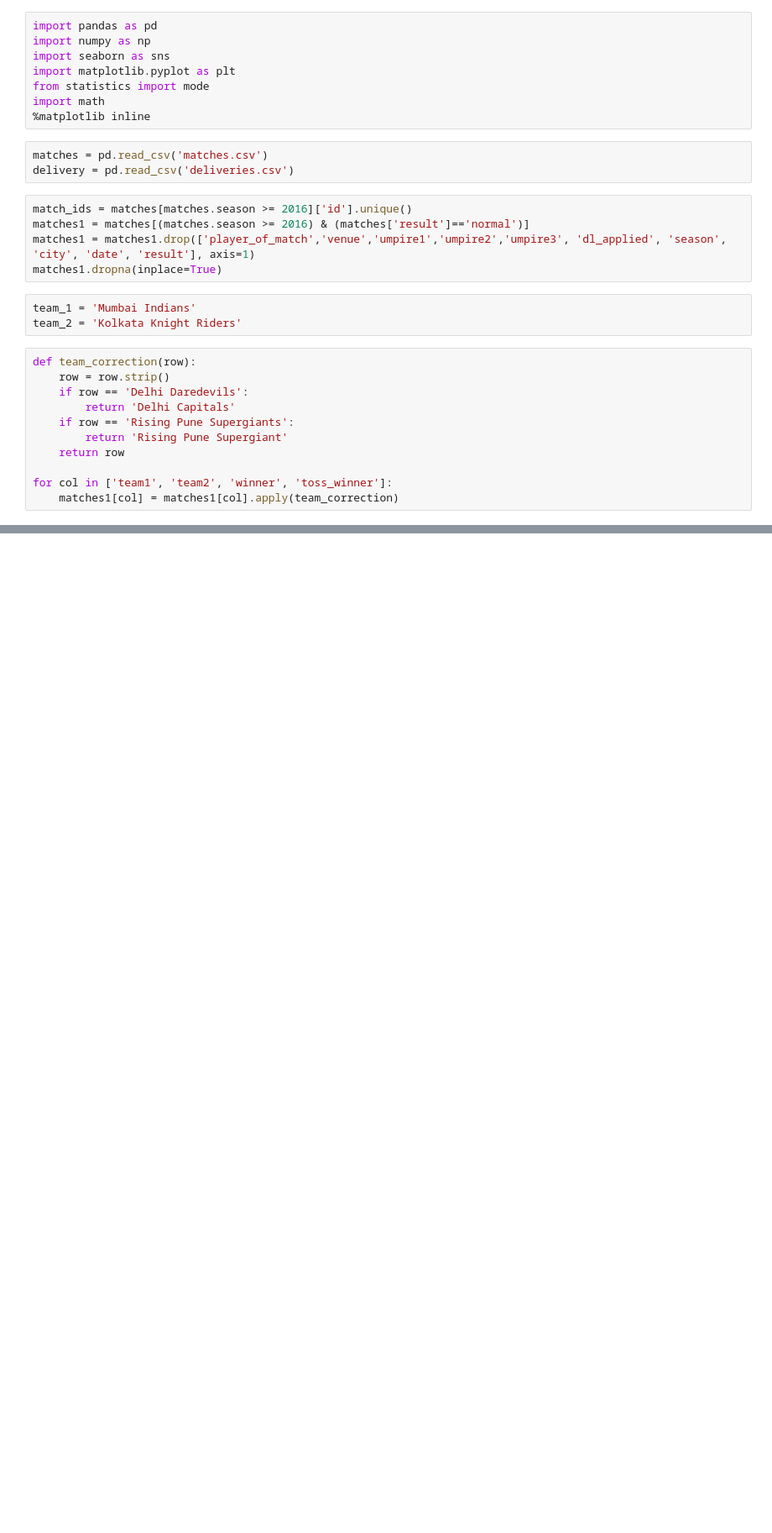
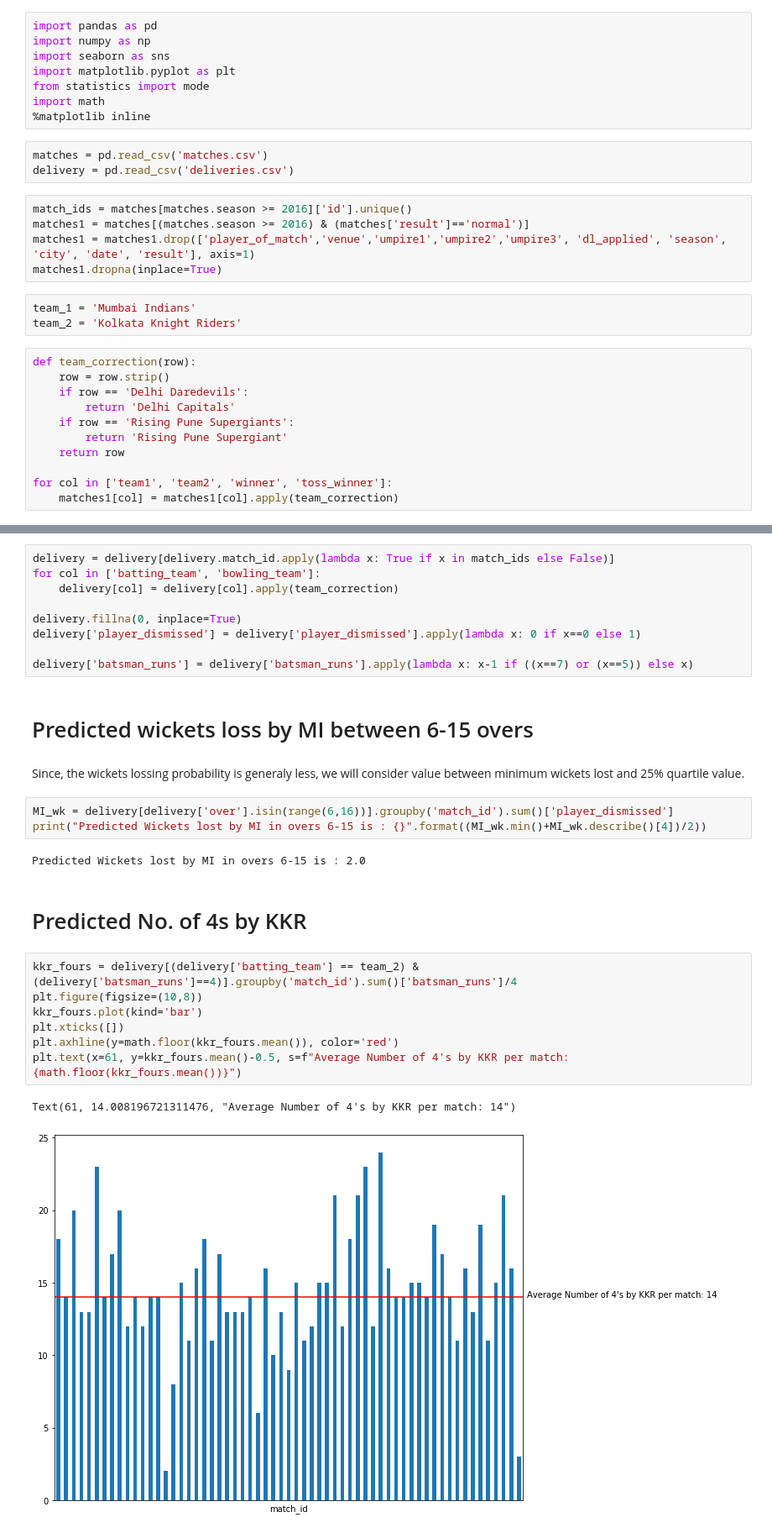
Before and after one commit to bhaskar-29/Widhya, a Jupyter notebook: 16 Oct.ipynb, the cells around one changed output, grey strips where cells are left out. Shown: that part at 84% size. Cells and saved outputs as stored; diff of their text form; blank space fills up the shorter version.

```diff
--- a/16 Oct.ipynb
+++ b/16 Oct.ipynb
@@ -43,0 +41,30 @@ matches1[(matches1['team1'].isin([team_1, team_2])) & (matches1['team2'].isin([t
+# %%
+delivery = delivery[delivery.match_id.apply(lambda x: True if x in match_ids else False)]
+for col in ['batting_team', 'bowling_team']:
+    delivery[col] = delivery[col].apply(team_correction)
+
+delivery.fillna(0, inplace=True)
+delivery['player_dismissed'] = delivery['player_dismissed'].apply(lambda x: 0 if x==0 else 1)
+
+delivery['batsman_runs'] = delivery['batsman_runs'].apply(lambda x: x-1 if ((x==7) or (x==5)) else x)
+# %% [markdown]
+# Predicted wickets loss by MI between 6-15 overs
+# %% [markdown]
+Since, the wickets lossing probability is generaly less, we will consider value between minimum wickets lost and 25% quartile value.
+# %%
+MI_wk = delivery[delivery['over'].isin(range(6,16))].groupby('match_id').sum()['player_dismissed']
+print("Predicted Wickets lost by MI in overs 6-15 is : {}".format((MI_wk.min()+MI_wk.describe()[4])/2))
+# %% [output]
+Predicted Wickets lost by MI in overs 6-15 is : 2.0
+# %% [markdown]
+# Predicted No. of 4s by KKR
+# %%
+kkr_fours = delivery[(delivery['batting_team'] == team_2) & (delivery['batsman_runs']==4)].groupby('match_id').sum()['batsman_runs']/4
+plt.figure(figsize=(10,8))
+kkr_fours.plot(kind='bar')
+plt.xticks([])
+plt.axhline(y=math.floor(kkr_fours.mean()), color='red')
+plt.text(x=61, y=kkr_fours.mean()-0.5, s=f"Average Number of 4's by KKR per match: {math.floor(kkr_fours.mean())}")
+# %% [output]
+Text(61, 14.008196721311476, "Average Number of 4's by KKR per match: 14")
+[figure, added]
```
Also changed, not shown: parts of 7 cells of this notebook.
